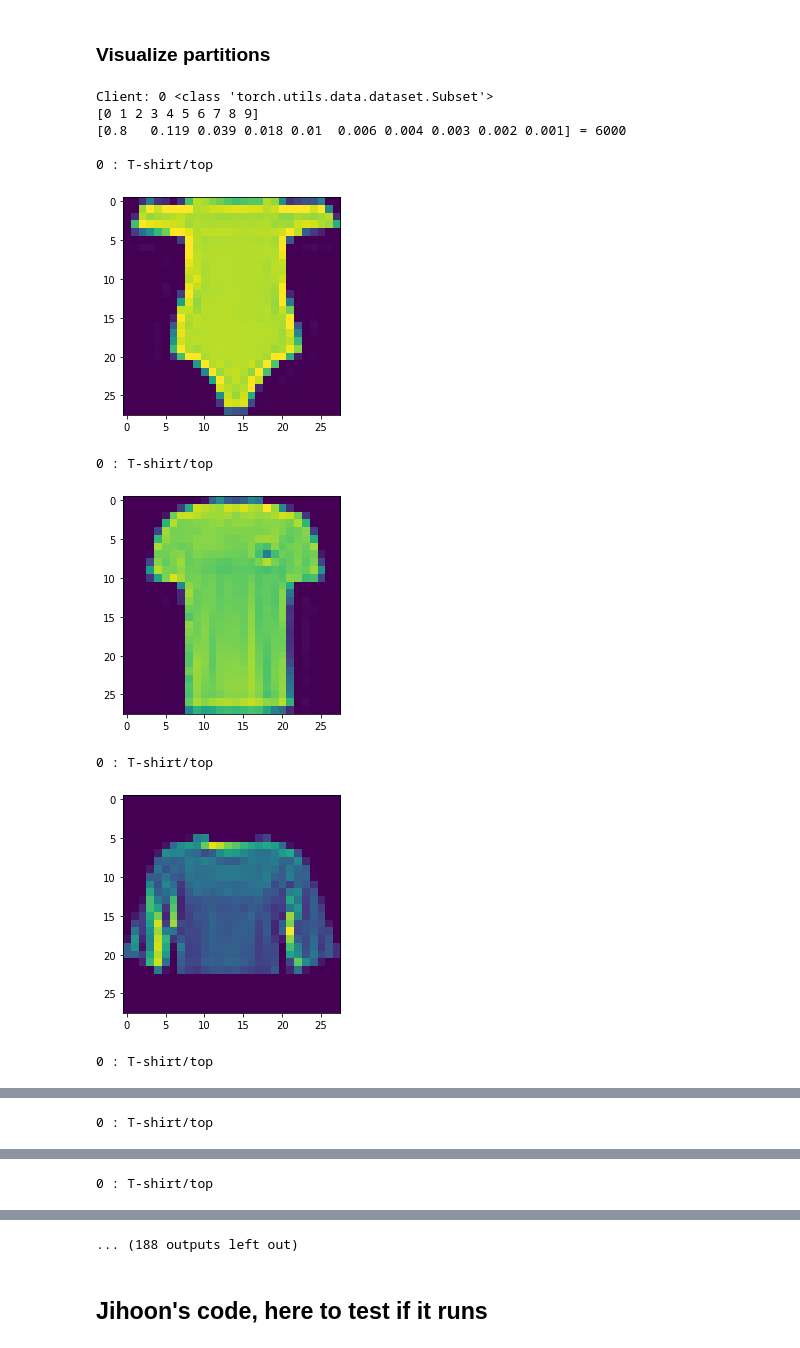
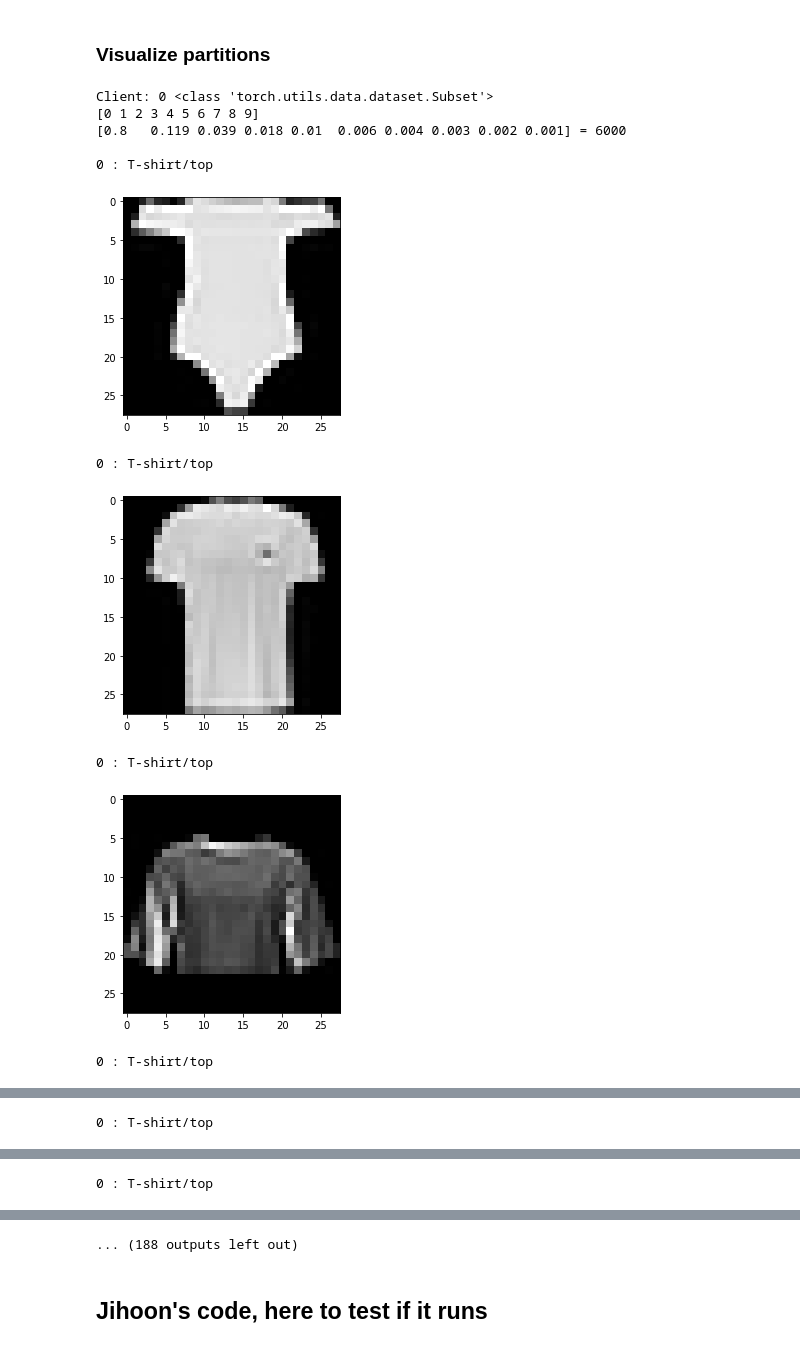
Before and after one commit to afrin-afia/project_644, a Jupyter notebook: utils/LoadnPartition.ipynb, the cells around one changed output, grey strips where cells are left out. Saved outputs shown, nothing was run; the diff lists cells and outputs as text; code cells hidden in the pictures.

```diff
--- a/utils/LoadnPartition.ipynb
+++ b/utils/LoadnPartition.ipynb
@@ -212,36 +212,36 @@ dict_fashion = {0: "T-shirt/top",
                 7: "Sneaker",
                 8: "Bag",
                 9: "Ankle boot",
                }
 
 for i, ds in enumerate(datasets):
     print("Client:", i, type(ds))
     #print(dir(ds))
     #print(dir(ds.dataset))
     #print(dir(ds.indices))
 
     np_client_labels = ds.dataset.train_labels[ds.indices].cpu().detach().numpy()
     np_client_data   = ds.dataset.train_data[ds.indices].cpu().detach().numpy()
     lunique, lcounts = np.unique(np_client_labels, return_counts = True)
     lcountsn = np.divide(lcounts, lcounts.sum())
     print(lunique)
     print(lcountsn.round(3), "=", lcounts.sum())
     print()
     for j in np.linspace(0, partition_size-1, num=10).astype(int):
         print(np_client_labels[j], ":", dict_fashion[np_client_labels[j]])
-        plt.imshow(np_client_data[j])
+        plt.imshow(np_client_data[j], cmap='gray')
         plt.show()
 
     #break
 # %% [output]
 Client: 0 <class 'torch.utils.data.dataset.Subset'>
 [0 1 2 3 4 5 6 7 8 9]
 [0.8   0.119 0.039 0.018 0.01  0.006 0.004 0.003 0.002 0.001] = 6000
 
 0 : T-shirt/top
-[figure, old version]
+[figure, new version]
 0 : T-shirt/top
-[figure, old version]
+[figure, new version]
 0 : T-shirt/top
-[figure, old version]
+[figure, new version]
 0 : T-shirt/top
```
Also changed, not shown: parts of 2 cells of this notebook, 4 other files.
